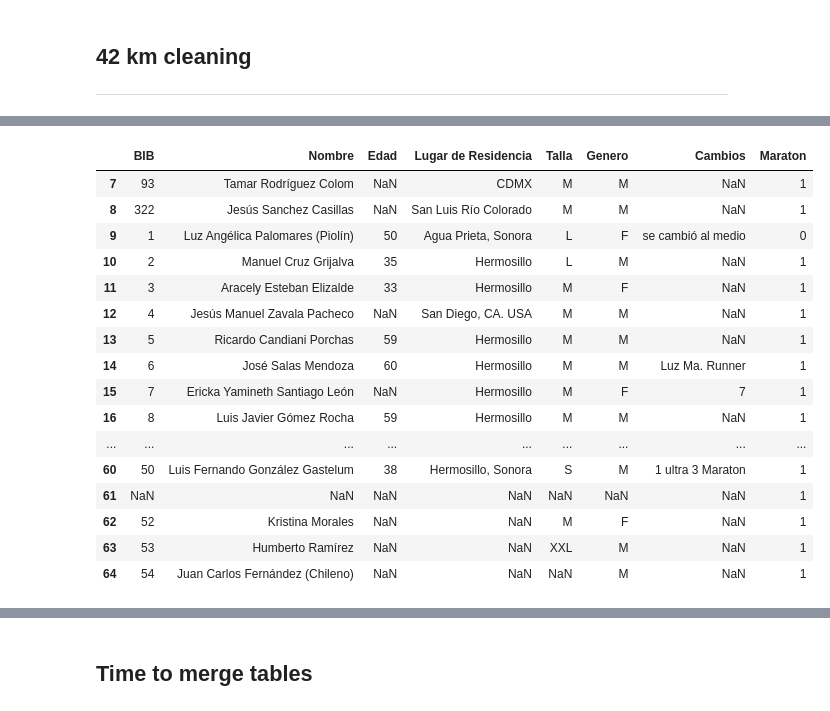
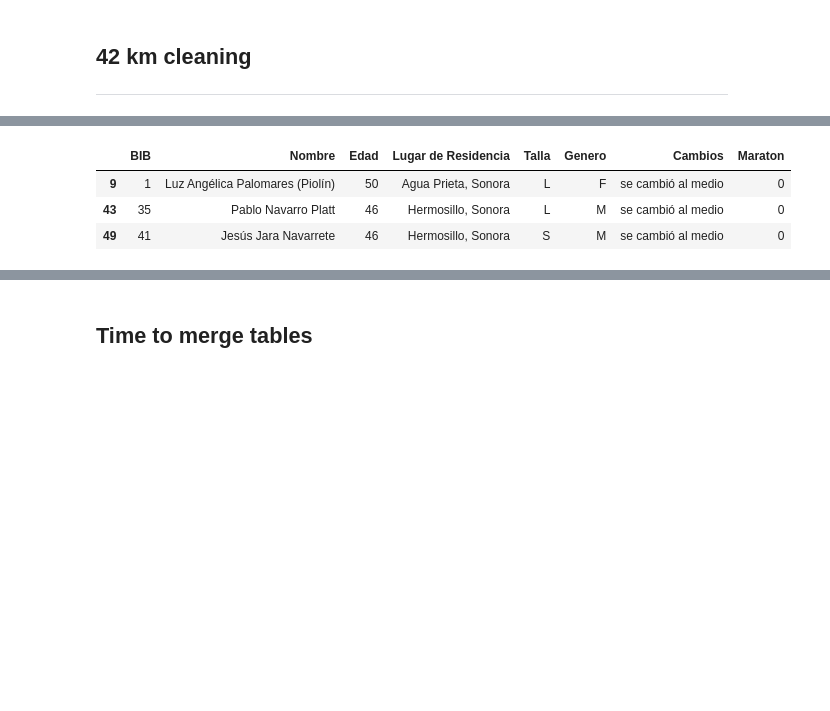
Before and after one commit to IvanSotomyor/Data-Analysis-Maraton-de-los-Perrones-IV, a Jupyter notebook: Dataset/1st_Iteration_IV_Maraton_de_Los_Perrones.ipynb, the cells around one changed output, grey strips where cells are left out. Saved outputs shown, nothing was run; the diff lists cells and outputs as text; code cells hidden in the pictures; blank space fills up the shorter version.

```diff
--- a/Dataset/1st_Iteration_IV_Maraton_de_Los_Perrones.ipynb
+++ b/Dataset/1st_Iteration_IV_Maraton_de_Los_Perrones.ipynb
@@ -247,8 +255,8 @@ df_cut42
 # %%
 # Remove unnecesary columns
 dropped_columns = ['Unnamed: 0', 'Unnamed: 1', 'Unnamed: 5', 'Unnamed: 8', 'Unnamed: 10', 'Unnamed: 11', 'Unnamed: 12']
-df_cut42 = df_cut42.drop(dropped_columns, axis=1)
-df_cut42
+df42 = df42.drop(dropped_columns, axis=1)
+df42.head()
 # %% [output]
 |  | Unnamed: 2 | x | Unnamed: 4 | Unnamed: 6 | Unnamed: 7 | Unnamed: 9 | Unnamed: 13 |
 | 7 | 93 | NaN | Tamar Rodríguez Colom | M | M | NaN | CDMX |
@@ -266,8 +267,8 @@ df_cut42
 # %%
 # Change column order to match the 21 km dataframe for future merge
 column_order = [0, 2, 5, 6, 4, 3, 1]
-df_cut42_ordered = df_cut42[df_cut42.columns[column_order]]
-df_cut42_ordered.head(10)
+df42 = df42[df42.columns[column_order]]
+df42.head()
 # %% [output]
 |  | Unnamed: 2 | Unnamed: 4 | Unnamed: 9 | Unnamed: 13 | Unnamed: 7 | Unnamed: 6 | x |
 | 7 | 93 | Tamar Rodríguez Colom | NaN | CDMX | M | M | NaN |
@@ -283,8 +279,8 @@ df_cut42_ordered.head(10)
 # %%
 # Assign new column names
 column_names42 = ['BIB', 'Nombre', 'Edad', 'Lugar de Residencia', 'Talla', 'Genero', 'Cambios']
-df_mthon = df_cut42_ordered.rename(columns=dict(zip(df_cut42_ordered.columns, column_names42)))
-df_mthon
+df42 = df42.rename(columns=dict(zip(df42.columns, column_names42)))
+df42.head()
 # %% [output]
 |  | BIB | Nombre | Edad | Lugar de Residencia | Talla | Genero | Cambios |
 | 7 | 93 | Tamar Rodríguez Colom | NaN | CDMX | M | M | NaN |
@@ -324,5 +319,5 @@ df_mthon
 # %%
 # Add the classification column used in the 21 km category. Since this is the 42 km category, the value assigned will be 1
-df_mthon['Maraton'] = 1
-df_mthon
+df42['Maraton'] = 1
+df42.head()
 # %% [output]
@@ -351,24 +330,11 @@ See the caveats in the documentation: https://pandas.pydata.org/pandas-docs/stab
 # %%
 # In the column 'Cambios' there are some runners who made a change of category, so there has to be a reassignment for these cases.
-df_mthon.loc[df_mthon['Cambios'] == 'se cambió al medio', 'Maraton'] = 0
-df_mthon
+df42.loc[df42['Cambios'] == 'se cambió al medio', 'Maraton'] = 0
+df42.loc[df42['Maraton']==0]
 # %% [output]
 |  | BIB | Nombre | Edad | Lugar de Residencia | Talla | Genero | Cambios | Maraton |
-| 7 | 93 | Tamar Rodríguez Colom | NaN | CDMX | M | M | NaN | 1 |
-| 8 | 322 | Jesús Sanchez Casillas | NaN | San Luis Río Colorado | M | M | NaN | 1 |
 | 9 | 1 | Luz Angélica Palomares (Piolín) | 50 | Agua Prieta, Sonora | L | F | se cambió al medio | 0 |
-| 10 | 2 | Manuel Cruz Grijalva | 35 | Hermosillo | L | M | NaN | 1 |
-| 11 | 3 | Aracely Esteban Elizalde | 33 | Hermosillo | M | F | NaN | 1 |
-| 12 | 4 | Jesús Manuel Zavala Pacheco | NaN | San Diego, CA. USA | M | M | NaN | 1 |
-| 13 | 5 | Ricardo Candiani Porchas | 59 | Hermosillo | M | M | NaN | 1 |
-| 14 | 6 | José Salas Mendoza | 60 | Hermosillo | M | M | Luz Ma. Runner | 1 |
-| 15 | 7 | Ericka Yamineth Santiago León | NaN | Hermosillo | M | F | 7 | 1 |
-| 16 | 8 | Luis Javier Gómez Rocha | 59 | Hermosillo | M | M | NaN | 1 |
-| ... | ... | ... | ... | ... | ... | ... | ... | ... |
-| 60 | 50 | Luis Fernando González Gastelum | 38 | Hermosillo, Sonora | S | M | 1 ultra 3 Maraton | 1 |
-| 61 | NaN | NaN | NaN | NaN | NaN | NaN | NaN | 1 |
-| 62 | 52 | Kristina Morales | NaN | NaN | M | F | NaN | 1 |
-| 63 | 53 | Humberto Ramírez | NaN | NaN | XXL | M | NaN | 1 |
-| 64 | 54 | Juan Carlos Fernández (Chileno) | NaN | NaN | NaN | M | NaN | 1 |
+| 43 | 35 | Pablo Navarro Platt | 46 | Hermosillo, Sonora | L | M | se cambió al medio | 0 |
+| 49 | 41 | Jesús Jara Navarrete | 46 | Hermosillo, Sonora | S | M | se cambió al medio | 0 |
 # %%
 # The column 'Cambios' is no longer needed, it can be dropped now.
```
Also changed, not shown: parts of 52 cells of this notebook, 2 other files.
